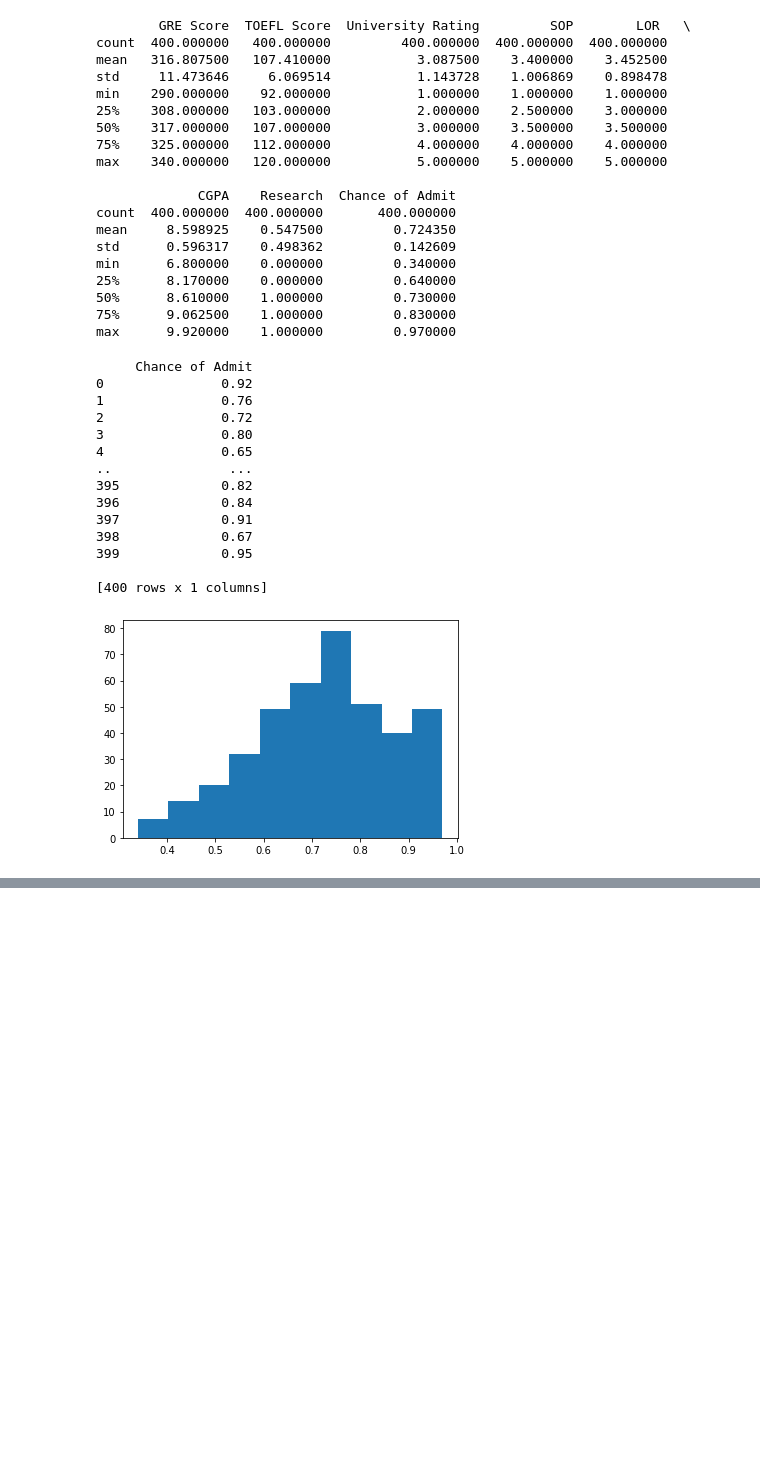
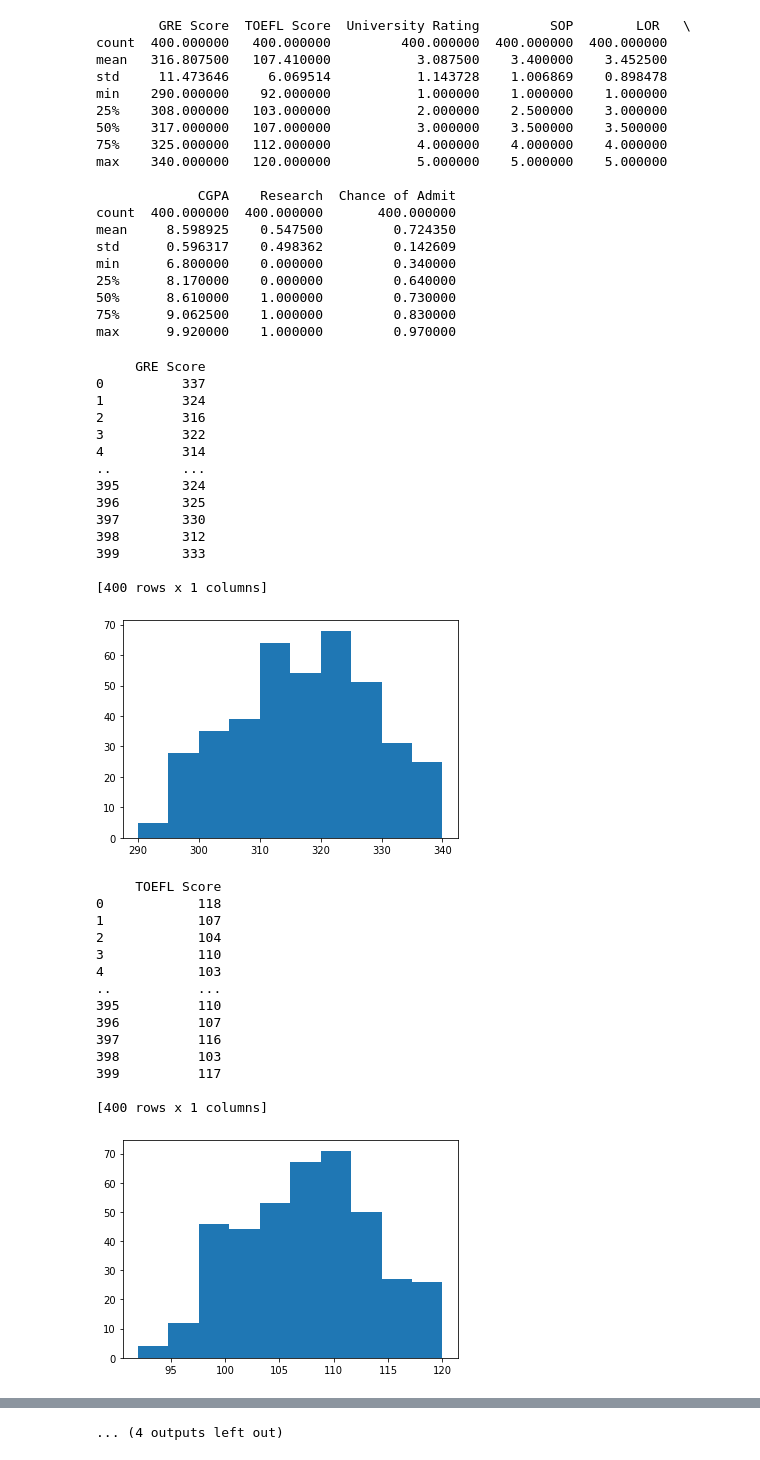
Before and after one commit to kevinneung/kaggle_projects, a Jupyter notebook: UW_admissions_model.ipynb, the cells around one changed output, grey strips where cells are left out. Drawn from its saved outputs; the diff is of its cells as text; code cells hidden in the pictures; blank space fills up the shorter version.

```diff
--- a/UW_admissions_model.ipynb
+++ b/UW_admissions_model.ipynb
@@ -90,24 +92,41 @@ min      6.800000    0.000000         0.340000
 max      9.920000    1.000000         0.970000
 # %%
 admissionsNumbersOnly = data[['Chance of Admit']]
-# %%
-admissionsNumbersOnly = data[['Chance of Admit']]
-print(admissionsNumbersOnly)
-plt.hist(admissionsNumbersOnly)
-plt.show()
-# %% [output]
-     Chance of Admit
-0               0.92
-1               0.76
-2               0.72
-3               0.80
-4               0.65
-..               ...
-395             0.82
-396             0.84
-397             0.91
-398             0.67
-399             0.95
-
-[400 rows x 1 columns]
-[figure, removed]
+# %%
+
+for columnName in (data.columns):
+    values = data[[columnName]]
+    print(values)
+    plt.hist(values)
+    plt.show()
+# %% [output]
+     GRE Score
+0          337
+1          324
+2          316
+3          322
+4          314
+..         ...
+395        324
+396        325
+397        330
+398        312
+399        333
+
+[400 rows x 1 columns]
+[figure, added]
+     TOEFL Score
+0            118
+1            107
+2            104
+3            110
+4            103
+..           ...
+395          110
+396          107
+397          116
+398          103
+399          117
+
+[400 rows x 1 columns]
+[figure, added]
@@ -113,0 +193 @@ plt.show()
+... (4 outputs left out)
```
Also changed, not shown: parts of 7 cells of this notebook.
